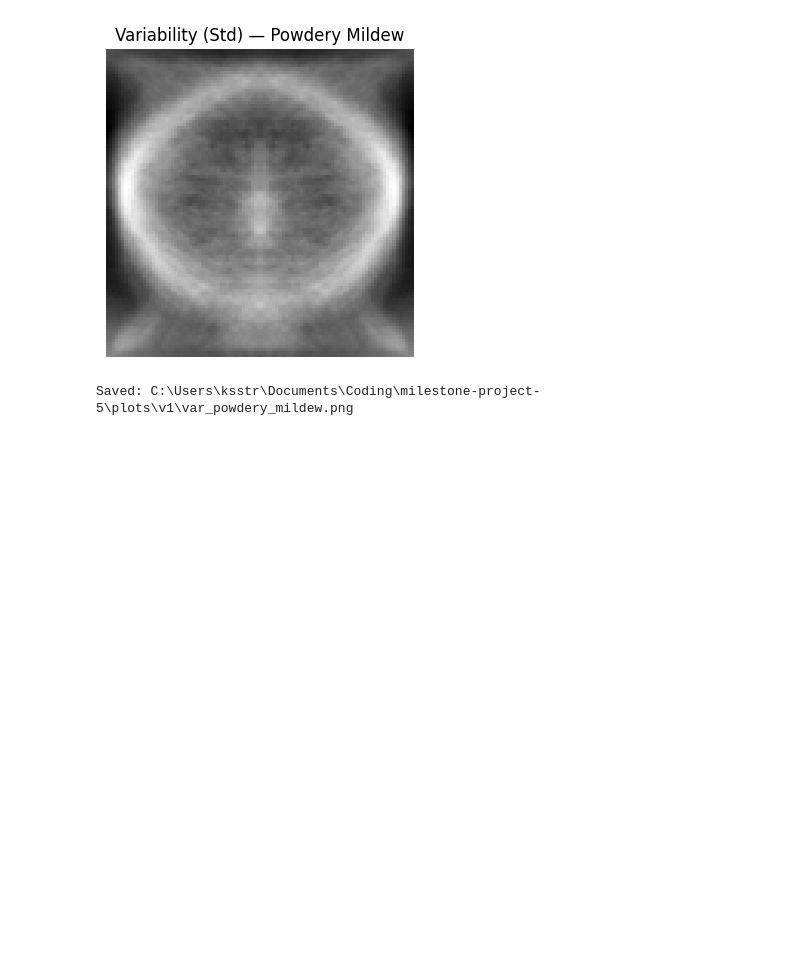
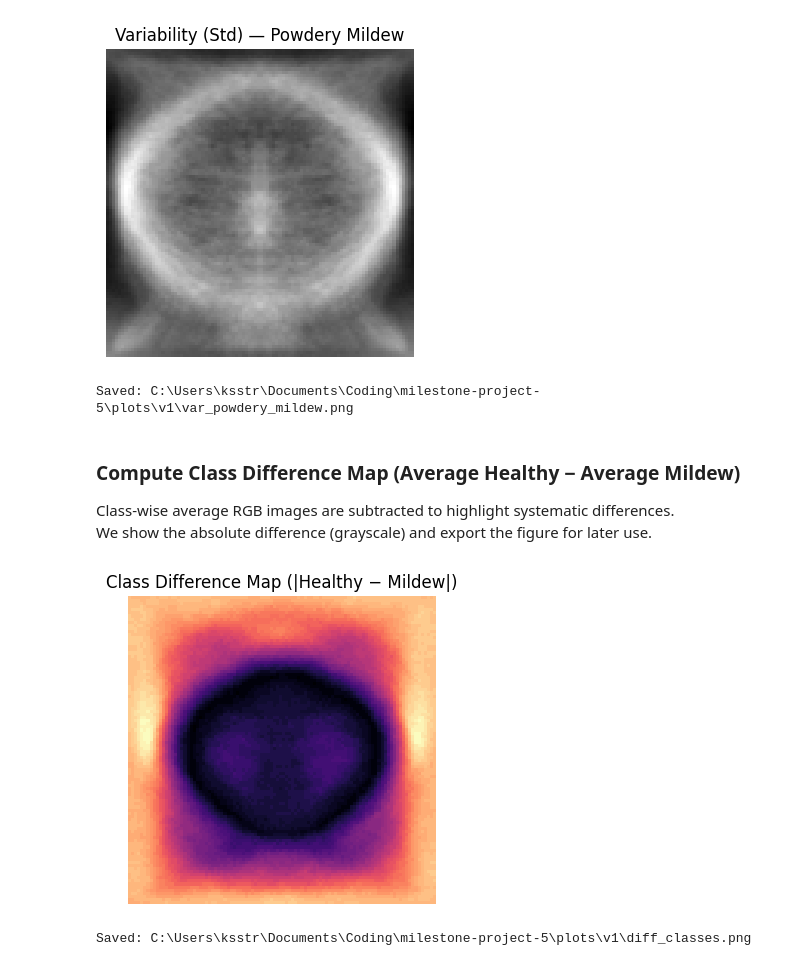
Before and after one commit to ksstrat/milestone-project-5, a Jupyter notebook: jupyter_notebooks/02_visual_study.ipynb, the cells around one changed output. Drawn from its saved outputs; the diff is of its cells as text; code cells hidden in the pictures; blank space fills up the shorter version.

Commit message:
feat: add class difference map for BR1

```diff
--- a/jupyter_notebooks/02_visual_study.ipynb
+++ b/jupyter_notebooks/02_visual_study.ipynb
@@ -165,3 +165,48 @@ for cls in CLASSES:
 Saved: C:\Users\ksstr\Documents\Coding\milestone-project-5\plots\v1\var_healthy.png
 [figure]
 Saved: C:\Users\ksstr\Documents\Coding\milestone-project-5\plots\v1\var_powdery_mildew.png
+# %% [markdown]
+### Compute Class Difference Map (Average Healthy − Average Mildew)
+Class-wise average RGB images are subtracted to highlight systematic differences.
+We show the absolute difference (grayscale) and export the figure for later use.
+# %%
+import numpy as np
+import matplotlib.pyplot as plt
+from PIL import Image
+
+# Helper: load a precomputed average image if present on disk, else compute from stack
+def compute_average(folder: Path, img_size=(100, 100)) -> np.ndarray:
+    arrs = []
+    for p in folder.iterdir():
+        if p.is_file() and p.suffix.lower() in {".jpg", ".jpeg", ".png"}:
+            with Image.open(p) as im:
+                im = im.convert("RGB").resize(img_size)
+                arrs.append(np.asarray(im, dtype=np.float32) / 255.0)
+    if not arrs:
+        return np.zeros((img_size[1], img_size[0], 3), dtype=np.float32)
+    return np.stack(arrs, axis=0).mean(axis=0)  # [H,W,C] in [0,1]
+
+# Ensure we have average arrays in [0,1]
+avg_h = (avg_images["healthy"].astype(np.float32) / 255.0
+         if "healthy" in avg_images and avg_images["healthy"] is not None
+         else compute_average(DATA_DIR / "healthy", IMG_SIZE))
+avg_m = (avg_images["powdery_mildew"].astype(np.float32) / 255.0
+         if "powdery_mildew" in avg_images and avg_images["powdery_mildew"] is not None
+         else compute_average(DATA_DIR / "powdery_mildew", IMG_SIZE))
+
+# Absolute difference collapsed to grayscale for clarity
+diff = np.abs(avg_h - avg_m).mean(axis=2)  # [H,W] in [0,1]
+diff_img = (diff * 255.0).clip(0, 255).astype(np.uint8)
+
+fig = plt.figure(figsize=(4, 4))
+plt.imshow(diff_img, cmap="magma")  # high-contrast colormap for differences
+plt.axis("off")
+plt.title("Class Difference Map (|Healthy − Mildew|)")
+out_path = PLOTS_DIR / "diff_classes.png"
+fig.savefig(out_path, bbox_inches="tight", pad_inches=0)
+plt.show()
+plt.close(fig)
+print(f"Saved: {out_path.resolve()}")
+# %% [output]
+[figure, added]
+Saved: C:\Users\ksstr\Documents\Coding\milestone-project-5\plots\v1\diff_classes.png
```
Also changed, not shown: 1 other file.
